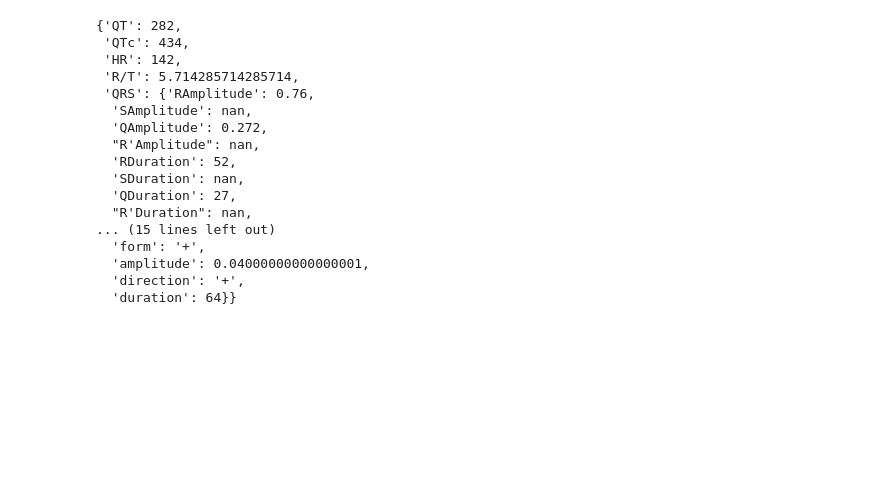
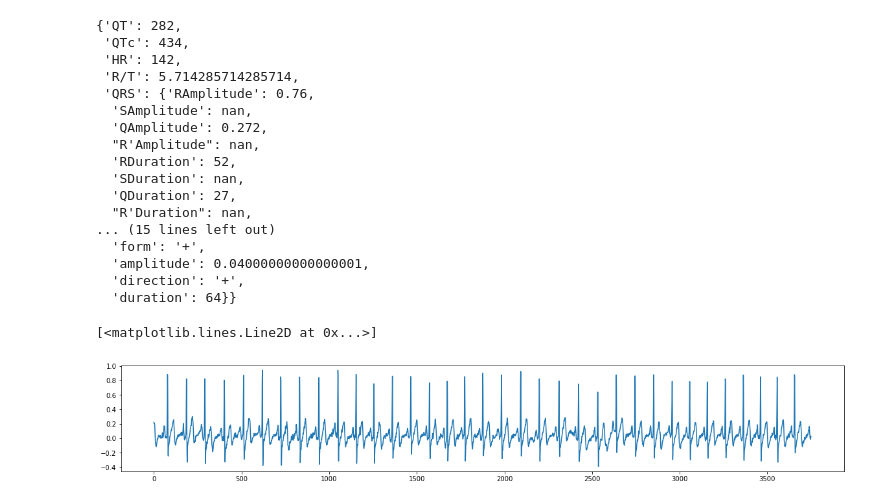
Before and after one commit to hsd1503/ECG_feature_extraction, a Jupyter notebook: example.ipynb, the cells around one changed output. Drawn from its saved outputs; the diff is of its cells as text; code cells hidden in the pictures; blank space fills up the shorter version.

```diff
--- a/example.ipynb
+++ b/example.ipynb
@@ -77,3 +75,9 @@ features
   'amplitude': 0.04000000000000001,
   'direction': '+',
   'duration': 64}}
+# %%
+plt.figure(figsize=(20,3))
+plt.plot(ecg_signal)
+# %% [output]
+[<matplotlib.lines.Line2D at 0x...>]
+[figure, added]
```
Also changed, not shown: parts of 3 cells of this notebook, 1 other file.
